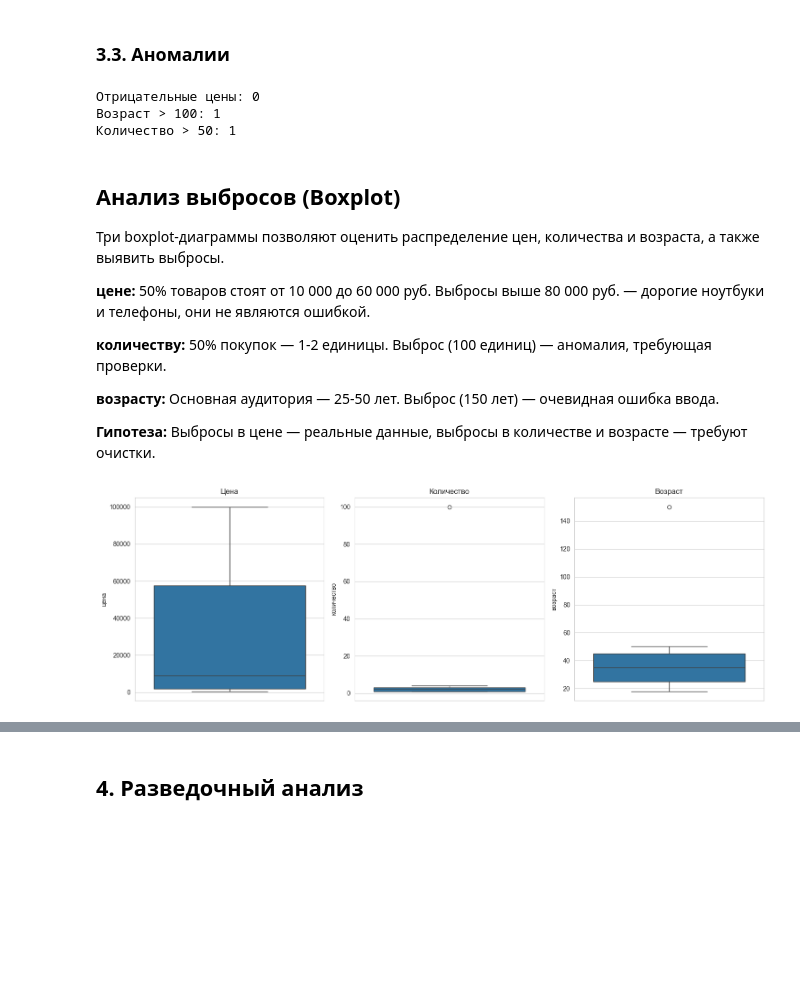
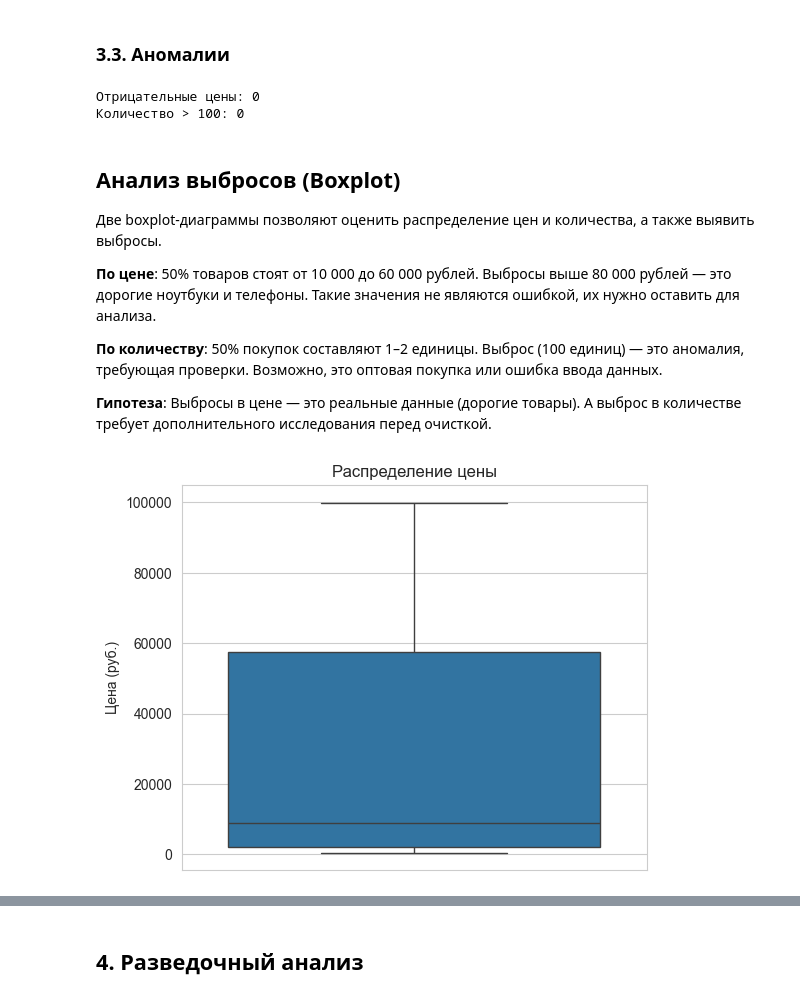
Before and after one commit to shahistakochkarova-debug/Laba-1, a Jupyter notebook: notebooks/1_data_understanding.ipynb, the cells around one changed output, grey strips where cells are left out. Drawn from its saved outputs; the diff is of its cells as text; code cells hidden in the pictures; blank space fills up the shorter version.

```diff
--- a/notebooks/1_data_understanding.ipynb
+++ b/notebooks/1_data_understanding.ipynb
@@ -133,33 +144,25 @@ print(f'Дубликатов по id: {df["id"].duplicated().sum()}')
 ### 3.3. Аномалии
 # %%
 print(f'Отрицательные цены: {len(df[df["цена"] < 0])}')
-print(f'Возраст > 100: {len(df[df["возраст"] > 100])}')
-print(f'Количество > 50: {len(df[df["количество"] > 50])}')
+print(f'Количество > 100: {len(df[df["количество"] > 100])}')
 # %% [output]
 Отрицательные цены: 0
-Возраст > 100: 1
-Количество > 50: 1
+Количество > 100: 0
 # %% [markdown]
 ## Анализ выбросов (Boxplot)
 
-Три boxplot-диаграммы позволяют оценить распределение цен, количества и возраста, а также выявить выбросы.
+Две boxplot-диаграммы позволяют оценить распределение цен и количества, а также выявить выбросы.
 
-**цене:** 50% товаров стоят от 10 000 до 60 000 руб. Выбросы выше 80 000 руб. — дорогие ноутбуки и телефоны, они не являются ошибкой.
+**По цене**: 50% товаров стоят от 10 000 до 60 000 рублей. Выбросы выше 80 000 рублей — это дорогие ноутбуки и телефоны. Такие значения не являются ошибкой, их нужно оставить для анализа.
 
-**количеству:** 50% покупок — 1-2 единицы. Выброс (100 единиц) — аномалия, требующая проверки.
+**По количеству**: 50% покупок составляют 1–2 единицы. Выброс (100 единиц) — это аномалия, требующая проверки. Возможно, это оптовая покупка или ошибка ввода данных.
 
-**возрасту:** Основная аудитория — 25-50 лет. Выброс (150 лет) — очевидная ошибка ввода.
-
-**Гипотеза:** Выбросы в цене — реальные данные, выбросы в количестве и возрасте — требуют очистки.
+**Гипотеза**: Выбросы в цене — это реальные данные (дорогие товары). А выброс в количестве требует дополнительного исследования перед очисткой.
-# %%
-fig, axes = plt.subplots(1, 3, figsize=(15, 5))
-sns.boxplot(data=df, y='цена', ax=axes[0])
-axes[0].set_title('Цена')
-sns.boxplot(data=df, y='количество', ax=axes[1])
-axes[1].set_title('Количество')
-sns.boxplot(data=df, y='возраст', ax=axes[2])
-axes[2].set_title('Возраст')
-plt.tight_layout()
-plt.show()
-# %% [output]
-[figure, removed]
+# %%
+plt.figure(figsize=(6, 5))
+sns.boxplot(data=df, y='цена')
+plt.title('Распределение цены')
+plt.ylabel('Цена (руб.)')
+plt.show()
+# %% [output]
+[figure, added]
```
Also changed, not shown: parts of 2 cells of this notebook.
